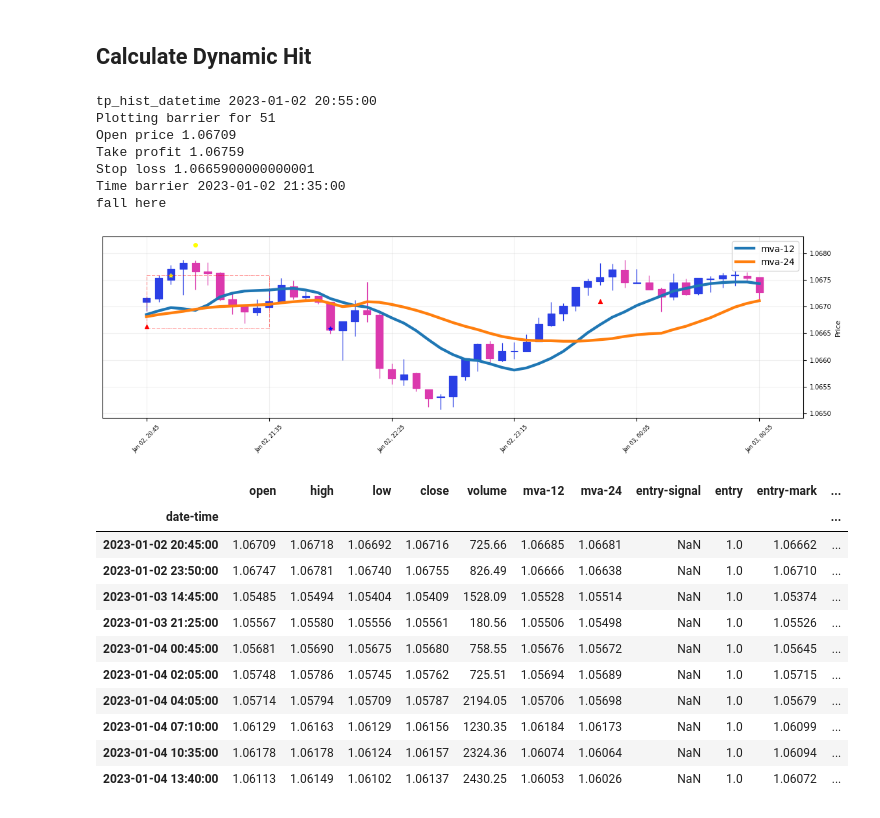
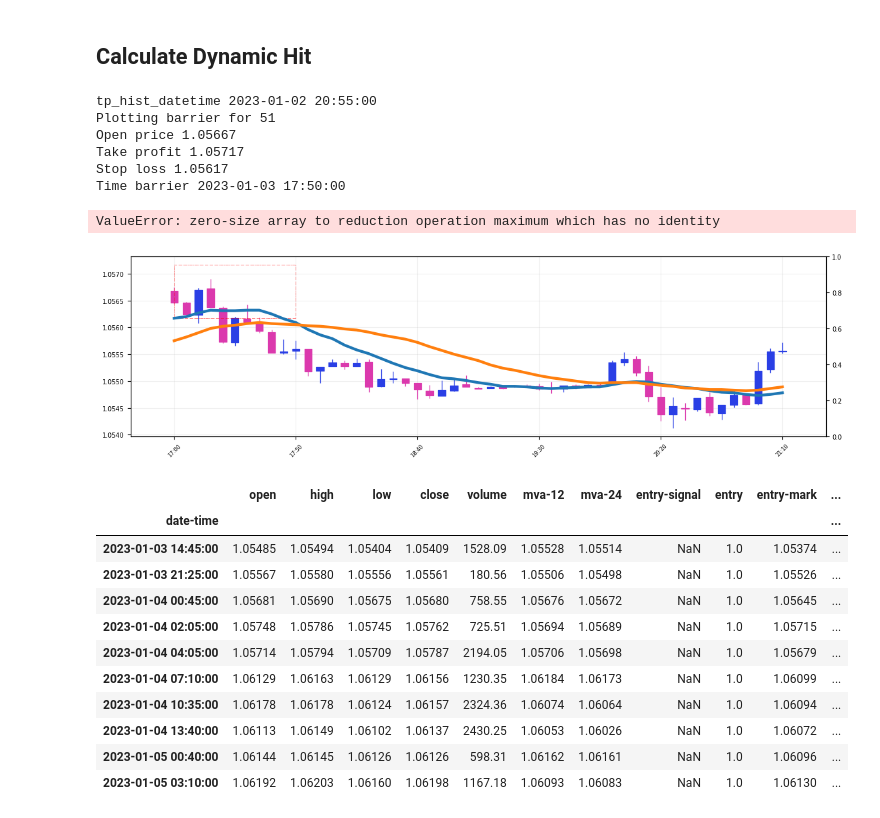
Before and after one commit to mchiuminatto/triple_barrier, a Jupyter notebook: docs/POC.ipynb, the cells around one changed output. Drawn from its saved outputs; the diff is of its cells as text; code cells hidden in the pictures.

```diff
--- a/docs/POC.ipynb
+++ b/docs/POC.ipynb
@@ -266,40 +266,38 @@ def calculate_next_condition_hit(price, from_date, direction) -> dict:
 
     return price_trade_space[mask_condition_hit].index[0]
 # %%
-ENTRY_DATE = "2023-01-02 20:45:00"
+ENTRY_DATE = "2023-01-03 17:00:00"
 
 take_profit_width = 5
 stop_loss_width = 5
 sl = df.loc[entry_date]["open"] - stop_loss_width/10000
 tp = df.loc[entry_date]["open"] + take_profit_width/10000
 
 sl_hit_datetime = calculate_next_stop_loss_hit(df, entry_date, sl, "buy")
 tp_hit_datetime = calculate_next_take_profit_hit(df, entry_date, tp, "buy")
 cd_hit_datetime = calculate_next_condition_hit(df, entry_date, "buy")
 
 print("tp_hist_datetime", tp_hit_datetime)
 
 df.loc[sl_hit_datetime, "stop-loss-hit-mark"]  = sl
 df.loc[tp_hit_datetime, "take-profit-hit-mark"]  = tp
 df.loc[cd_hit_datetime, "condition-hit-mark"]  = df.loc[cd_hit_datetime]["high"] + 3/10000
 
 plot_triple_barrier(df, ENTRY_DATE, take_profit_width, stop_loss_width, time_barrier, None)
 # %% [output]
 tp_hist_datetime 2023-01-02 20:55:00
 Plotting barrier for 51
-Open price 1.06709
-Take profit 1.06759
-Stop loss 1.0665900000000001
-Time barrier 2023-01-02 21:35:00
-fall here
+Open price 1.05667
+Take profit 1.05717
+Stop loss 1.05617
+Time barrier 2023-01-03 17:50:00
+ValueError: zero-size array to reduction operation maximum which has no identity
-[figure, old version]
+[figure, new version]
 # %%
-df_entry["2023-01-02 20:45:00":].head(10)
+df_entry[ENTRY_DATE:].head(10)
 # %% [output]
 |  | open | high | low | close | volume | mva-12 | mva-24 | entry-signal | entry | entry-mark | ... |
 | date-time |  |  |  |  |  |  |  |  |  |  | ... |
-| 2023-01-02 20:45:00 | 1.06709 | 1.06718 | 1.06692 | 1.06716 | 725.66 | 1.06685 | 1.06681 | NaN | 1.0 | 1.06662 | ... |
-| 2023-01-02 23:50:00 | 1.06747 | 1.06781 | 1.06740 | 1.06755 | 826.49 | 1.06666 | 1.06638 | NaN | 1.0 | 1.06710 | ... |
 | 2023-01-03 14:45:00 | 1.05485 | 1.05494 | 1.05404 | 1.05409 | 1528.09 | 1.05528 | 1.05514 | NaN | 1.0 | 1.05374 | ... |
 | 2023-01-03 21:25:00 | 1.05567 | 1.05580 | 1.05556 | 1.05561 | 180.56 | 1.05506 | 1.05498 | NaN | 1.0 | 1.05526 | ... |
 | 2023-01-04 00:45:00 | 1.05681 | 1.05690 | 1.05675 | 1.05680 | 758.55 | 1.05676 | 1.05672 | NaN | 1.0 | 1.05645 | ... |
@@ -308,3 +306,5 @@ df_entry["2023-01-02 20:45:00":].head(10)
 | 2023-01-04 07:10:00 | 1.06129 | 1.06163 | 1.06129 | 1.06156 | 1230.35 | 1.06184 | 1.06173 | NaN | 1.0 | 1.06099 | ... |
 | 2023-01-04 10:35:00 | 1.06178 | 1.06178 | 1.06124 | 1.06157 | 2324.36 | 1.06074 | 1.06064 | NaN | 1.0 | 1.06094 | ... |
 | 2023-01-04 13:40:00 | 1.06113 | 1.06149 | 1.06102 | 1.06137 | 2430.25 | 1.06053 | 1.06026 | NaN | 1.0 | 1.06072 | ... |
+| 2023-01-05 00:40:00 | 1.06144 | 1.06145 | 1.06126 | 1.06126 | 598.31 | 1.06162 | 1.06161 | NaN | 1.0 | 1.06096 | ... |
+| 2023-01-05 03:10:00 | 1.06192 | 1.06203 | 1.06160 | 1.06198 | 1167.18 | 1.06093 | 1.06083 | NaN | 1.0 | 1.06130 | ... |
```
Also changed, not shown: 2 other files.
